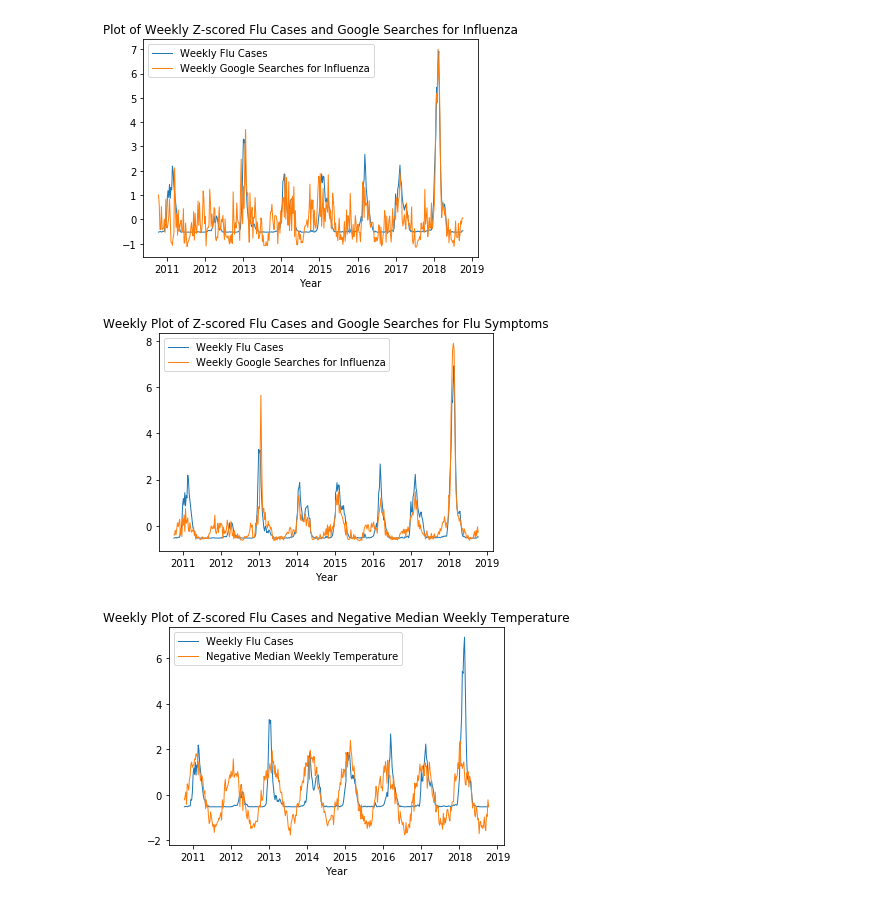
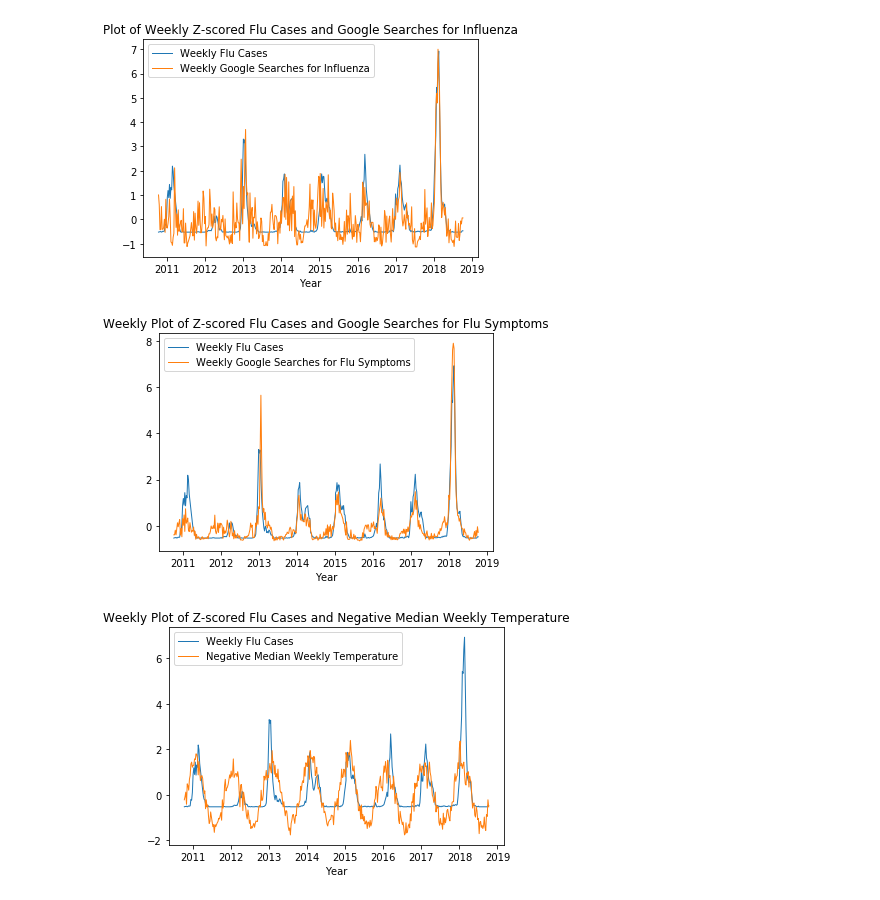
Before and after one commit to j-p-terry/Healthfully, a Jupyter notebook: eda_spencer.ipynb, the cells around one changed output. Cells and saved outputs as stored; diff of their text form; code cells hidden in the pictures.

```diff
--- a/eda_spencer.ipynb
+++ b/eda_spencer.ipynb
@@ -2,7 +2,7 @@
 import pandas as pd
 import numpy as np
 import seaborn as sns
-df = pd.read_csv('weather_flu_google_8.csv',na_values='NA')
+df = pd.read_csv('clean_data/weather_flu_google_9.csv',na_values='NA')
 df['cases']=df['total.specimens']*df['percent.positive']*.01
 cleaned_df=df
 # %%
@@ -50,12 +50,12 @@ plt.show()
 # %%
 plt.xlabel('Year')
 plt.title('Weekly Plot of Z-scored Flu Cases and Google Searches for Flu Symptoms')
 plt.plot(year_num,z['cases'],linewidth=1,label='Weekly Flu Cases')
-plt.plot(year_num,z['flu_symptoms'],linewidth=1,label='Weekly Google Searches for Influenza')
+plt.plot(year_num,z['flu_symptoms'],linewidth=1,label='Weekly Google Searches for Flu Symptoms')
 plt.legend()
 plt.show()
 # %% [output]
-[figure, old version]
+[figure, new version]
 # %%
 plt.xlabel('Year')
 plt.title('Weekly Plot of Z-scored Flu Cases and Negative Median Weekly Temperature')
```
Also changed, not shown: parts of 1 cell of this notebook.
